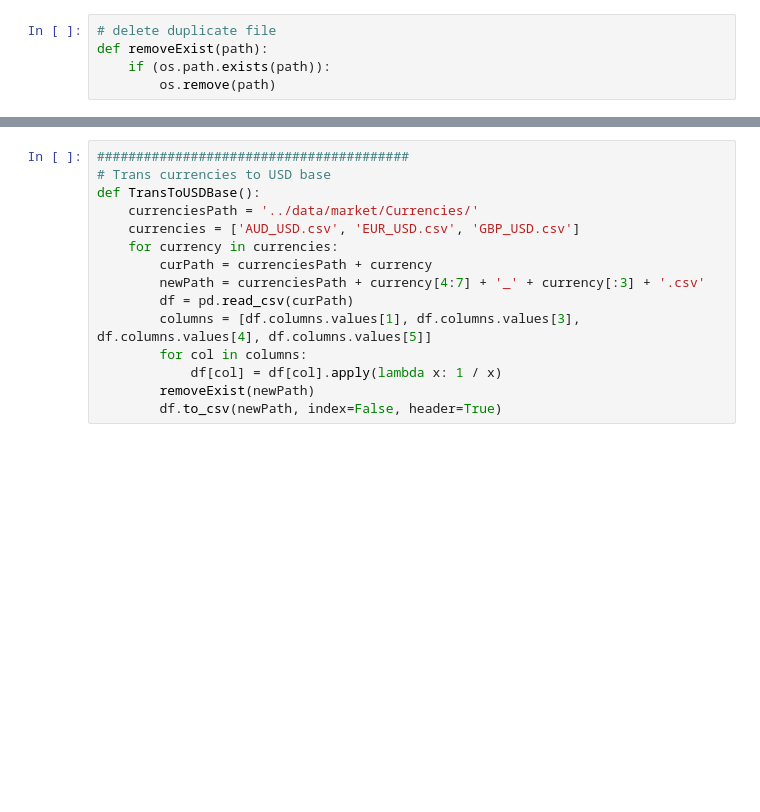
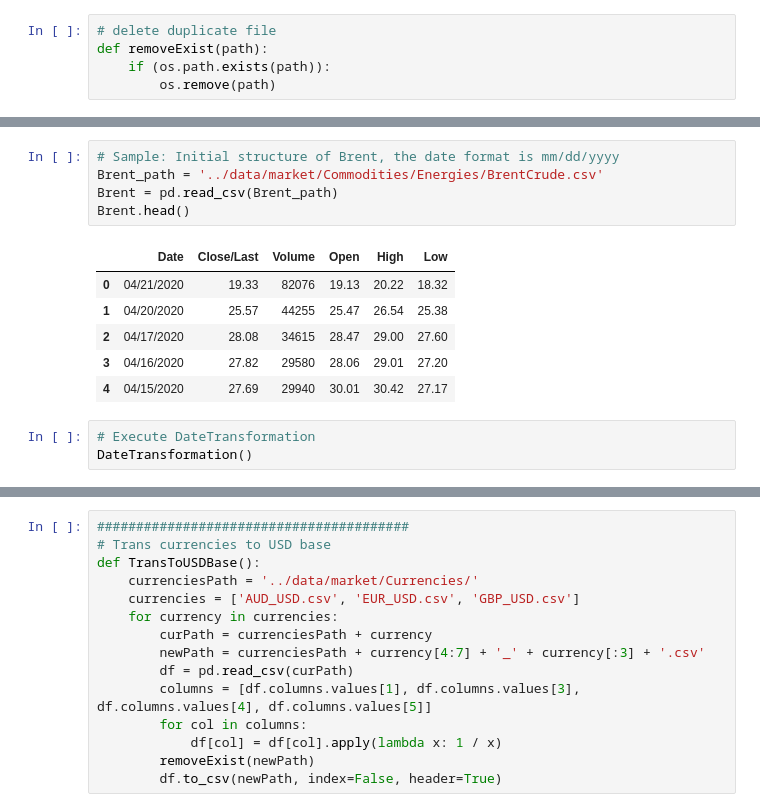
Before and after one commit to HyperTars/Big-Data-Project, a Jupyter notebook: src/CleanData.ipynb, the cells around one changed output, grey strips where cells are left out. Drawn from its saved outputs; the diff is of its cells as text; blank space fills up the shorter version.

```diff
--- a/src/CleanData.ipynb
+++ b/src/CleanData.ipynb
@@ -51,0 +103,15 @@ def DateTransformation():
+# %%
+# Sample: Initial structure of Brent, the date format is mm/dd/yyyy
+Brent_path = '../data/market/Commodities/Energies/BrentCrude.csv'
+Brent = pd.read_csv(Brent_path)
+Brent.head()
+# %% [output]
+|  | Date | Close/Last | Volume | Open | High | Low |
+| 0 | 04/21/2020 | 19.33 | 82076 | 19.13 | 20.22 | 18.32 |
+| 1 | 04/20/2020 | 25.57 | 44255 | 25.47 | 26.54 | 25.38 |
+| 2 | 04/17/2020 | 28.08 | 34615 | 28.47 | 29.00 | 27.60 |
+| 3 | 04/16/2020 | 27.82 | 29580 | 28.06 | 29.01 | 27.20 |
+| 4 | 04/15/2020 | 27.69 | 29940 | 30.01 | 30.42 | 27.17 |
+# %%
+# Execute DateTransformation
+DateTransformation()
```
Also changed, not shown: parts of 18 cells of this notebook, 37 other files.
